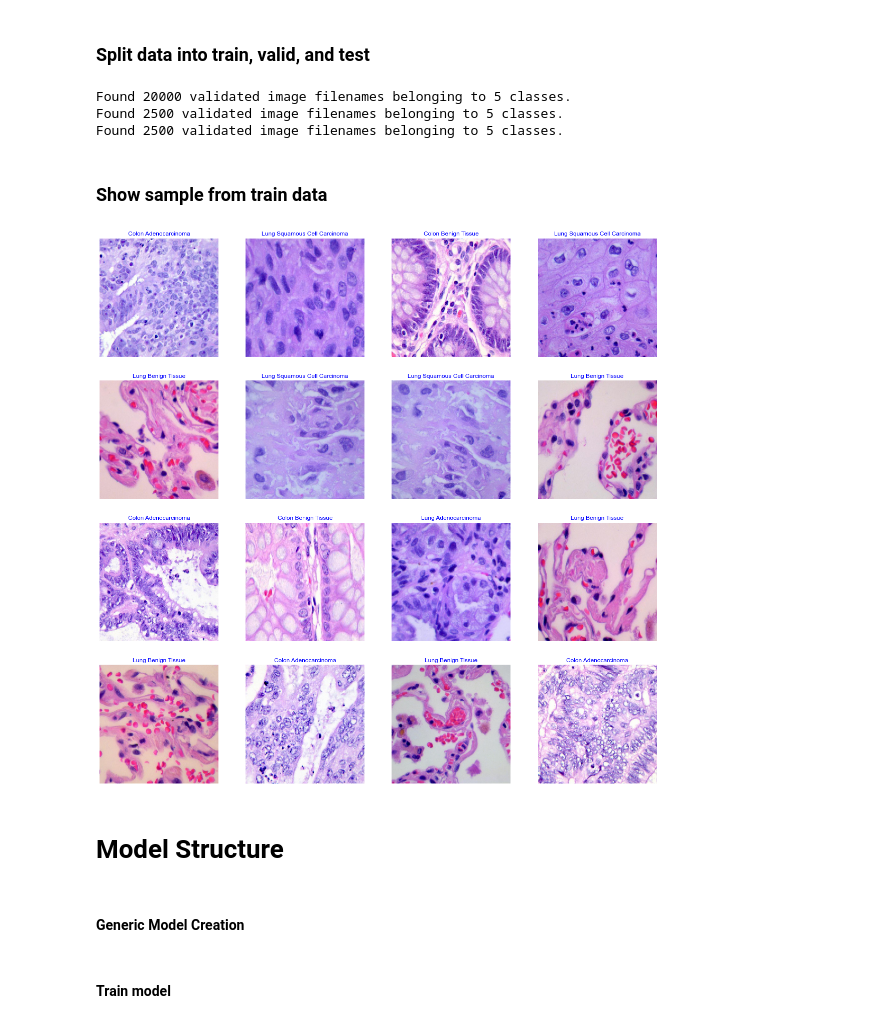
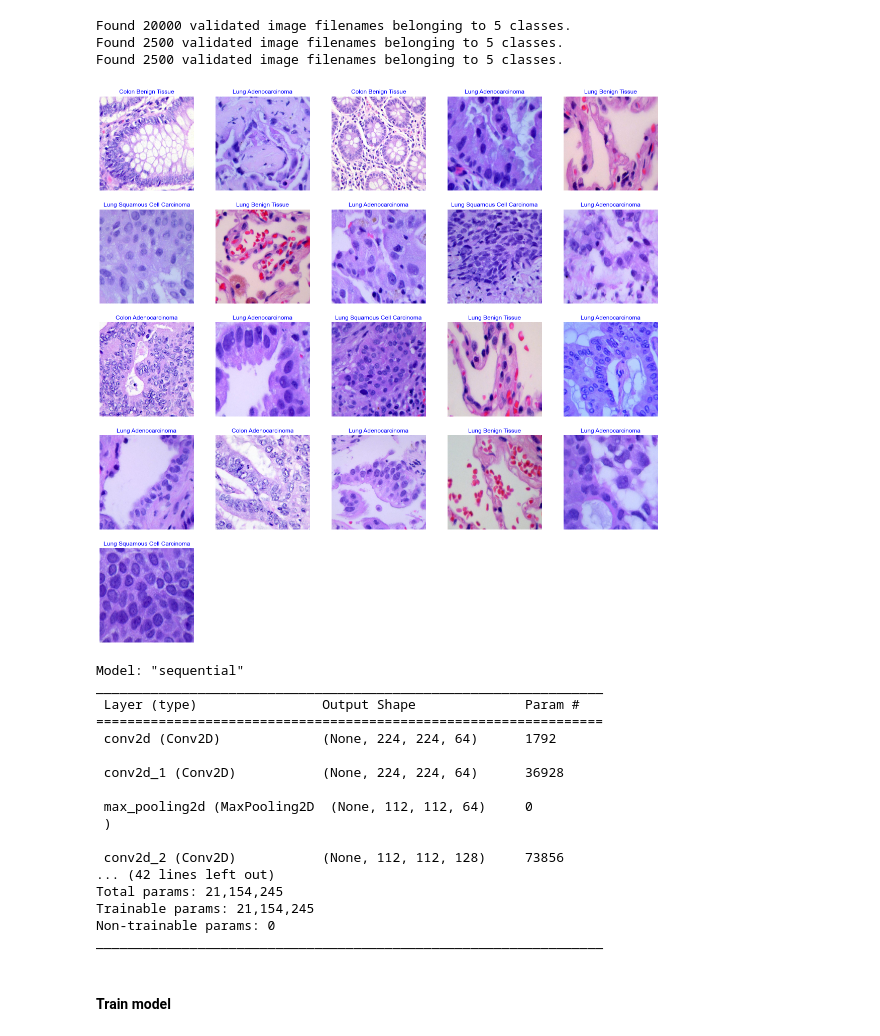
Before and after one commit to Mattz-CE/NYU-DL-2024-FP, a Jupyter notebook: cnn_train.ipynb, the cells around one changed output. Saved outputs shown, nothing was run; the diff lists cells and outputs as text; code cells hidden in the pictures.

```diff
--- a/cnn_train.ipynb
+++ b/cnn_train.ipynb
@@ -90,3 +60 @@ df
-# %% [markdown]
-### **Split data into train, valid, and test**
 # %%
@@ -119,30 +85,25 @@ test_gen = ts_gen.flow_from_dataframe( test_df, x_col= 'filepaths', y_col= 'labe
 Found 20000 validated image filenames belonging to 5 classes.
 Found 2500 validated image filenames belonging to 5 classes.
 Found 2500 validated image filenames belonging to 5 classes.
-# %% [markdown]
-### **Show sample from train data**
 # %%
-g_dict = train_gen.class_indices      # defines dictionary {'class': index}
-classes = list(g_dict.keys())       # defines list of dictionary's kays (classes), classes names : string
-images, labels = next(train_gen)      # get a batch size samples from the generator
+g_dict = train_gen.class_indices# get the dictionary of classes
+classes = list(g_dict.keys())   # get the list of classes
+images, labels = next(train_gen)# get a batch of images and labels
 
 plt.figure(figsize= (20, 20))
 
-for i in range(16):
-    plt.subplot(4, 4, i + 1)
-    image = images[i] / 255       # scales data to range (0 - 255)
+# shows the first 25 images in the training set
+for i in range(21):
+    plt.subplot(5, 5, i + 1)
+    image = images[i] / 255
     plt.imshow(image)
-    index = np.argmax(labels[i])  # get image index
-    class_name = classes[index]   # get class of image
+    index = np.argmax(labels[i])
+    class_name = classes[index]
     plt.title(class_name, color= 'blue', fontsize= 12)
     plt.axis('off')
 plt.show()
 # %% [output]
-[figure, old version]
+[figure, new version]
-# %% [markdown]
-# **Model Structure**
-# %% [markdown]
-#### **Generic Model Creation**
 # %%
 # Create Model Structure
 img_size = (224, 224)
@@ -181,6 +142,25 @@ model = Sequential([
 ])
 
 model.compile(Adamax(learning_rate= 0.001), loss= 'categorical_crossentropy', metrics= ['accuracy'])
+model.summary()
+# %% [output]
+Model: "sequential"
+_________________________________________________________________
+ Layer (type)                Output Shape              Param #
+=================================================================
+ conv2d (Conv2D)             (None, 224, 224, 64)      1792
+
+ conv2d_1 (Conv2D)           (None, 224, 224, 64)      36928
+
+ max_pooling2d (MaxPooling2D  (None, 112, 112, 64)     0
+ )
+
+ conv2d_2 (Conv2D)           (None, 112, 112, 128)     73856
+... (42 lines left out)
+Total params: 21,154,245
+Trainable params: 21,154,245
+Non-trainable params: 0
+_________________________________________________________________
 # %% [markdown]
 #### **Train model**
 # %%
```
Also changed, not shown: parts of 18 cells of this notebook, 8 other files.
